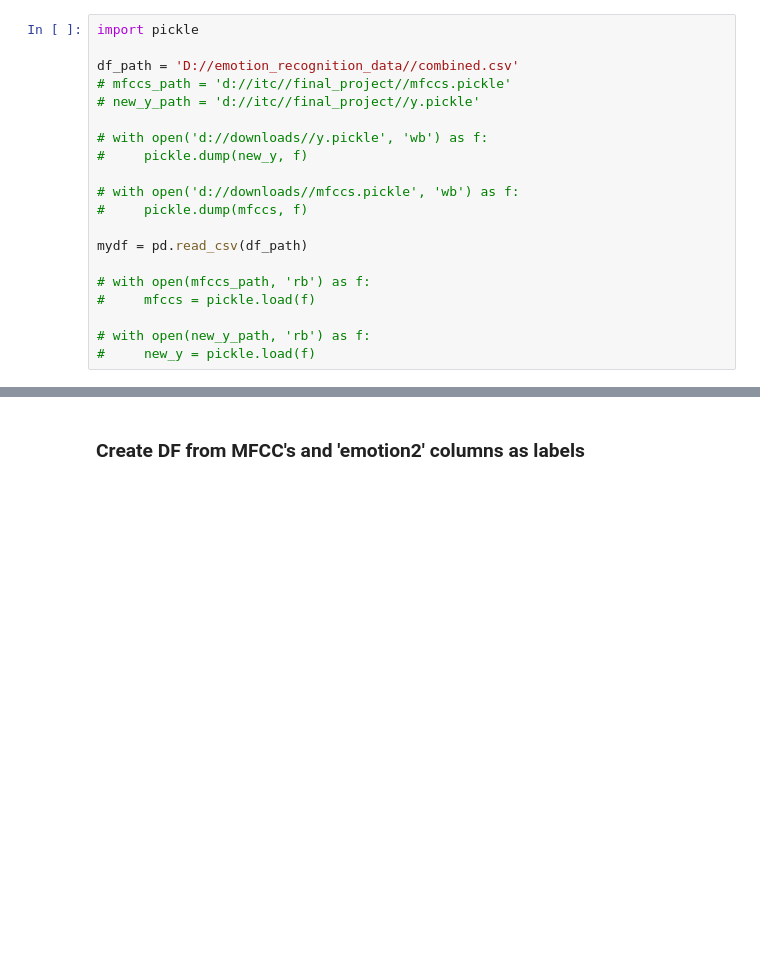
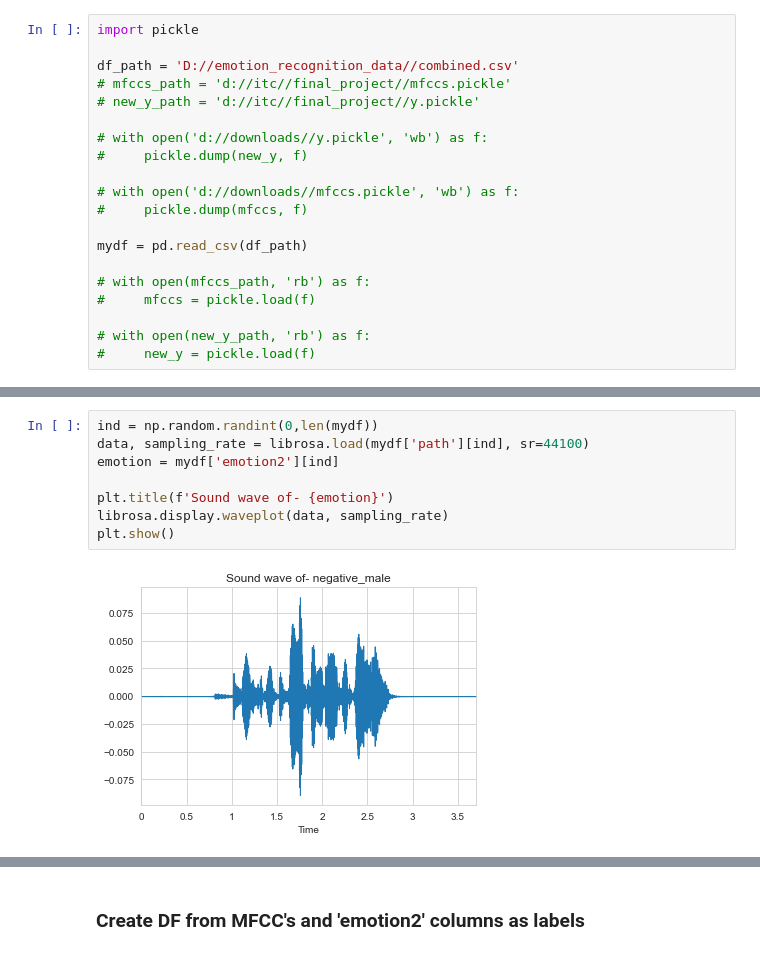
Before and after one commit to talbaram3192/Emotion_Recognition_project, a Jupyter notebook: model_improvement (4) (7).ipynb, the cells around one changed output, grey strips where cells are left out. Drawn from its saved outputs; the diff is of its cells as text; blank space fills up the shorter version.

```diff
--- a/model_improvement.ipynb
+++ b/model_improvement (4) (7).ipynb
@@ -438,0 +465,10 @@ mydf = pd.read_csv(df_path)
+# %%
+ind = np.random.randint(0,len(mydf))
+data, sampling_rate = librosa.load(mydf['path'][ind], sr=44100)
+emotion = mydf['emotion2'][ind]
+
+plt.title(f'Sound wave of- {emotion}')
+librosa.display.waveplot(data, sampling_rate)
+plt.show()
+# %% [output]
+[figure, added]
```
Also changed, not shown: parts of 26 cells of this notebook, 1 other file.
